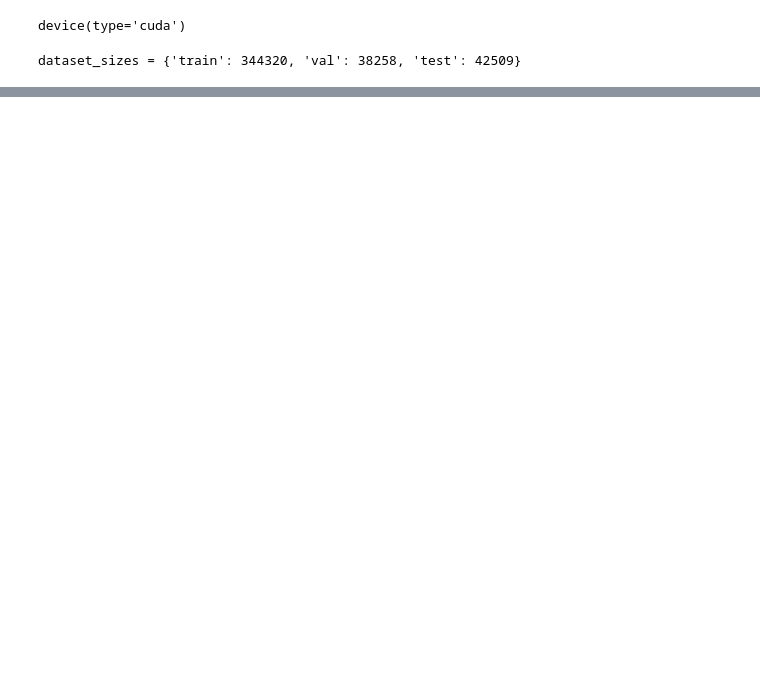
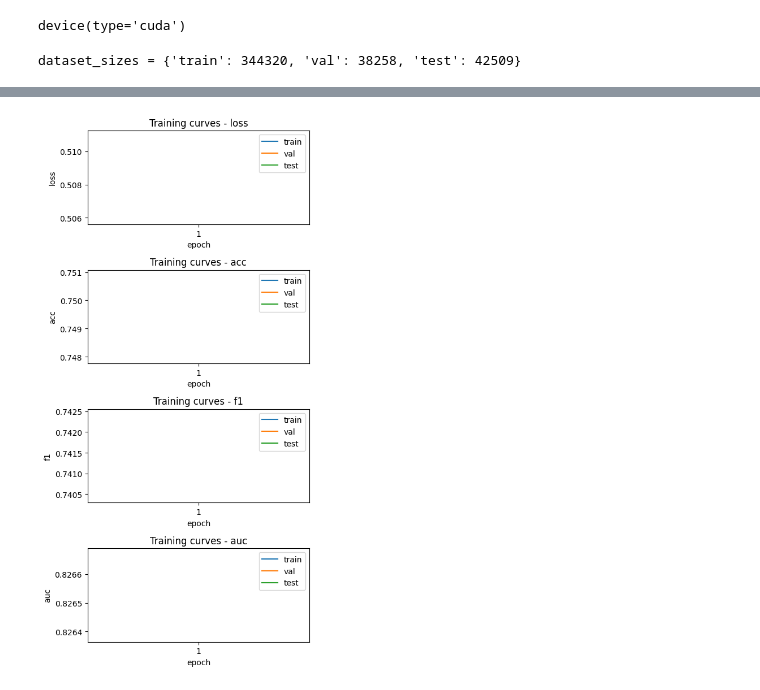
Before and after one commit to almeidava93/mimic-iv-machine-learning-project, a Jupyter notebook: DL_approach.ipynb, the cells around one changed output, grey strips where cells are left out. Cells and saved outputs as stored; diff of their text form; code cells hidden in the pictures; blank space fills up the shorter version.

```diff
--- a/DL_approach.ipynb
+++ b/DL_approach.ipynb
@@ -81,7 +175,7 @@ num_classes = 1
 dropout_rate = 0.5  # Adjust the dropout rate for regularization
 
 # External training parameters
-learning_rate = 0.001
+learning_rate = 0.0001
 num_epochs = 10
 
 # Revised model with flexible activation and data types
@@ -111,9 +205,9 @@ class MimicAdmissionClassifier(nn.Module):
             nn.Linear(hidden_size1, hidden_size2, dtype=dtype),
             activation_fn(),
             self.dropout,
-            nn.Linear(hidden_size2, hidden_size3, dtype=dtype),
-            activation_fn(),
-            self.dropout,
+            # nn.Linear(hidden_size2, hidden_size3, dtype=dtype),
+            # activation_fn(),
+            # self.dropout,
             nn.Linear(hidden_size3, num_classes, dtype=dtype),
             nn.Sigmoid()  # For binary classification
         )
@@ -251,5 +362,5 @@ optimizer = torch.optim.Adam(mimic_admission_classifier.parameters(), lr=learnin
 scheduler = torch.optim.lr_scheduler.ExponentialLR(optimizer, gamma=0.95)
 
 # Train the model. We also will store the results of training to visualize
-mimic_admission_classifier, training_curves = train_model(mimic_admission_classifier, dataloaders, dataset_sizes, criterion, optimizer, scheduler, num_epochs=num_epochs)
+mimic_admission_classifier, training_curves = train_classification_model(mimic_admission_classifier, dataloaders, dataset_sizes, criterion, optimizer, scheduler, num_epochs=20)
 # %% [output]
@@ -262,0 +439,4 @@ Epoch 2/10
+# %%
+plot_training_curves(training_curves, phases=['train', 'val', 'test'])
+# %% [output]
+[figure, added]
```
Also changed, not shown: parts of 11 cells of this notebook, 8 other files.
